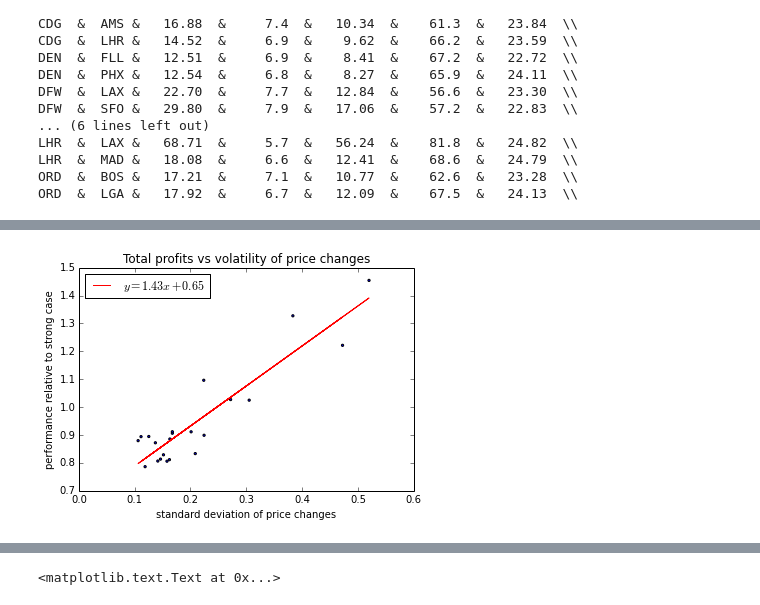
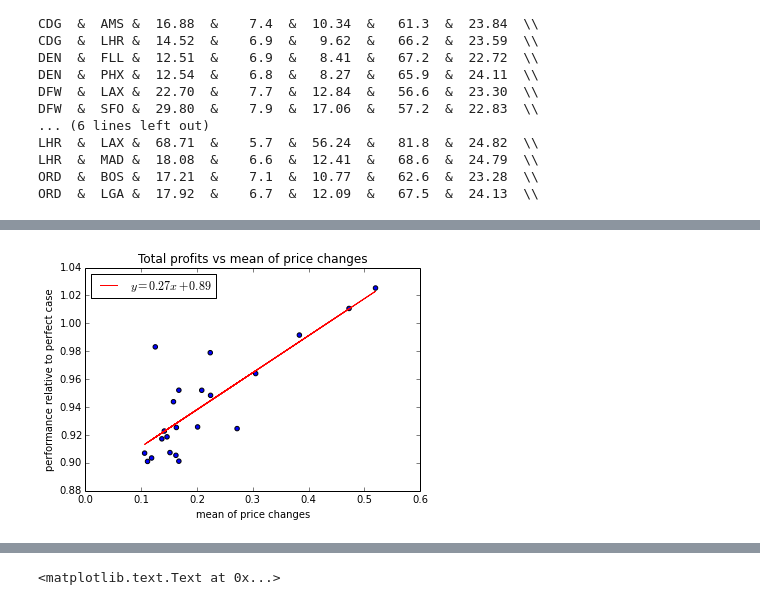
Before and after one commit to vankempen/Thesis, a Jupyter notebook: Simulation/Final simulation.ipynb, the cells around one changed output, grey strips where cells are left out. Cells and saved outputs as stored; diff of their text form; code cells hidden in the pictures.

```diff
--- a/Simulation/Final simulation.ipynb
+++ b/Simulation/Final simulation.ipynb
@@ -294,4 +304,4 @@ revs = np.array(revs)
 # %%
-for i, r in enumerate(revs):
-    print(pairs[i][0], ' & ', pairs[i][1], '&  {:6.2f}  &  {:6.1f}  &  {:6.2f}  &  {:6.1f}  &  {:6.2f}  \\\\'.format(*r))
+for i, r in enumerate(revs_ps):
+    print(pairs[i][0], ' & ', pairs[i][1], '&  {:5.2f}  &  {:5.1f}  &  {:5.2f}  &  {:5.1f}  &  {:5.2f}  \\\\'.format(*r))
 # %% [output]
@@ -318,0 +325,2 @@ NameError: name 'weak_revs' is not defined
+# %%
+revs_ps = revs
@@ -318,0 +329,2 @@ NameError: name 'weak_revs' is not defined
+# %%
+revs_pw = revs
@@ -318,0 +376,6 @@ NameError: name 'weak_revs' is not defined
+# %%
+bench = revs_ps
+other = revs_pw
+
+res = (other[:, -1] * other[:, -3])/(bench[:, -1] * bench[:, -3])
+scatter(a, res)
@@ -330,14 +400,12 @@ stats.pearsonr(a, res)
 # %%
-scatter(a, ((weak_revs[:, 0]*weak_revs[:,-1])/(perf_revs[:, 0]*perf_revs[:,-1])), marker='.')
-title('Total profits vs volatility of price changes')
-xlabel('standard deviation of price changes')
-ylabel('performance relative to strong case')
-
-x = np.linspace(0.01, 0.5)
+scatter(a, res)
+title('Total profits vs mean of price changes')
+xlabel('mean of price changes')
+ylabel('performance relative to perfect case')
 
 plot(a, m*a + c, 'r', label=r'$y = %.2f x + %.2f$' %(m, c) )
 legend(loc='upper left')
 
-#savefig('/home/patrick/total_profits_VS_volatility_weak.png', dpi=200)
+#savefig('/home/patrick/total_profits_VS_volatility_strongANDweak.png', dpi=200)
 # %% [output]
-[figure, old version]
+[figure, new version]
```
Also changed, not shown: parts of 31 cells of this notebook, 8 other files.
